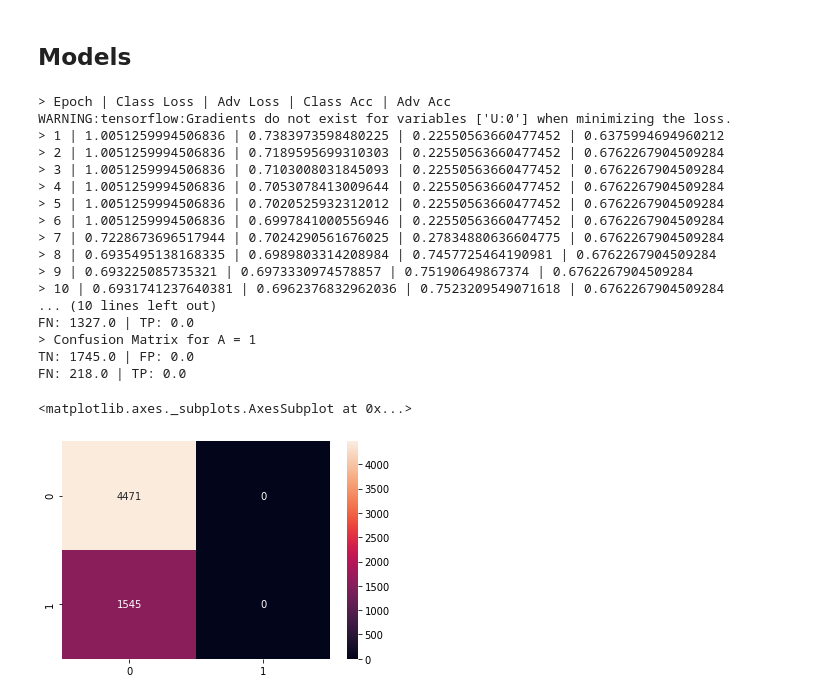
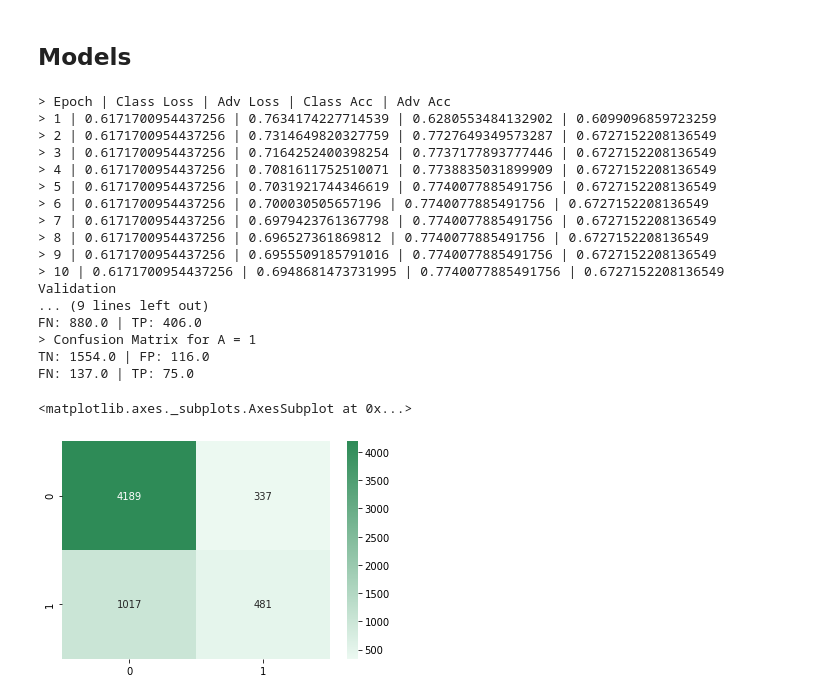
Before and after one commit to limafernando/falsb, a Jupyter notebook: zhang.ipynb, the cells around one changed output. Saved outputs shown, nothing was run; the diff lists cells and outputs as text; code cells hidden in the pictures.

Commit message:
Changing data reading on Zhang notebook

```diff
--- a/zhang.ipynb
+++ b/zhang.ipynb
@@ -57,0 +48,9 @@ data.y_valid.shape
+# %%
+valid_file = data_folder/r'post_prep/adult_valid.csv'
+valid_data = np.genfromtxt(valid_file, delimiter=',')
+
+num_examples = valid_data.shape[0]
+
+x_valid, y_valid, a_valid = valid_data[:,:-1], valid_data[:,-1].reshape((num_examples, 1)), valid_data[:,-2].reshape((num_examples, 1))
+valid_data = Dataset.from_tensor_slices((x_valid, y_valid, a_valid))
+valid_data = valid_data.batch(batch_size)
@@ -166,10 +195,11 @@ def train_loop(model, train_dataset, epochs, optmizer):
 
         alpha=sqrt(epoch+1)
         lr=1/(epoch+1)
+        opt = Adam(learning_rate=lr)
 
         for X, Y, A in train_dataset:
 
-            r = train(model, X, Y, A, optmizer, alpha, lr)
+            r = train(model, X, Y, A, optmizer, alpha)
             if r:
                 print('parou')
                 print(model.clas_loss, model.adv_loss)
@@ -185,8 +215,8 @@ def train_loop(model, train_dataset, epochs, optmizer):
 
         clas_loss = model.clas_loss
         adv_loss = model.adv_loss
-        clas_acc = metrics.accuracy(data.y_train, tf.math.round(Y_hat))
-        adv_acc = metrics.accuracy(data.a_train, tf.math.round(A_hat))
+        clas_acc = metrics.accuracy(y_train, tf.math.round(Y_hat))
+        adv_acc = metrics.accuracy(a_train, tf.math.round(A_hat))
 
         print("> {} | {} | {} | {} | {}".format(
             epoch+1,
@@ -361,6 +388,8 @@ sns.heatmap(ret[4], annot=True, fmt='g')
 [figure]
 # %% [markdown]
 ## Models
+# %%
+cmap = sns.light_palette("seagreen", as_cmap=True)
 # %%
 #For DemPar
 fairdef = 'DemPar'
@@ -368,30 +397,30 @@ model = FairLogisticRegression(xdim, batch_size, fairdef)
 train_loop(model, train_data, epochs, opt)
 print('Validation')
 Y_hat, A_hat = validation(model, valid_data)
-ret4dp = compute_metrics(data.y_valid, Y_hat, data.a_valid, A_hat)
+ret4dp = compute_metrics(y_valid, Y_hat, a_valid, A_hat)
 # %% [output]
 > Epoch | Class Loss | Adv Loss | Class Acc | Adv Acc
-WARNING:tensorflow:Gradients do not exist for variables ['U:0'] when minimizing the loss.
-> 1 | 1.0051259994506836 | 0.7383973598480225 | 0.22550563660477452 | 0.6375994694960212
-> 2 | 1.0051259994506836 | 0.7189595699310303 | 0.22550563660477452 | 0.6762267904509284
-> 3 | 1.0051259994506836 | 0.7103008031845093 | 0.22550563660477452 | 0.6762267904509284
-> 4 | 1.0051259994506836 | 0.7053078413009644 | 0.22550563660477452 | 0.6762267904509284
-> 5 | 1.0051259994506836 | 0.7020525932312012 | 0.22550563660477452 | 0.6762267904509284
-> 6 | 1.0051259994506836 | 0.6997841000556946 | 0.22550563660477452 | 0.6762267904509284
-> 7 | 0.7228673696517944 | 0.7024290561676025 | 0.27834880636604775 | 0.6762267904509284
-> 8 | 0.6935495138168335 | 0.6989803314208984 | 0.7457725464190981 | 0.6762267904509284
-> 9 | 0.693225085735321 | 0.6973330974578857 | 0.75190649867374 | 0.6762267904509284
-> 10 | 0.6931741237640381 | 0.6962376832962036 | 0.7523209549071618 | 0.6762267904509284
-... (10 lines left out)
-FN: 1327.0 | TP: 0.0
+> 1 | 0.6171700954437256 | 0.7634174227714539 | 0.6280553484132902 | 0.6099096859723259
+> 2 | 0.6171700954437256 | 0.7314649820327759 | 0.7727649349573287 | 0.6727152208136549
+> 3 | 0.6171700954437256 | 0.7164252400398254 | 0.7737177893777446 | 0.6727152208136549
+> 4 | 0.6171700954437256 | 0.7081611752510071 | 0.7738835031899909 | 0.6727152208136549
+> 5 | 0.6171700954437256 | 0.7031921744346619 | 0.7740077885491756 | 0.6727152208136549
+> 6 | 0.6171700954437256 | 0.700030505657196 | 0.7740077885491756 | 0.6727152208136549
+> 7 | 0.6171700954437256 | 0.6979423761367798 | 0.7740077885491756 | 0.6727152208136549
+> 8 | 0.6171700954437256 | 0.696527361869812 | 0.7740077885491756 | 0.6727152208136549
+> 9 | 0.6171700954437256 | 0.6955509185791016 | 0.7740077885491756 | 0.6727152208136549
+> 10 | 0.6171700954437256 | 0.6948681473731995 | 0.7740077885491756 | 0.6727152208136549
+Validation
+... (9 lines left out)
+FN: 880.0 | TP: 406.0
 > Confusion Matrix for A = 1
-TN: 1745.0 | FP: 0.0
-FN: 218.0 | TP: 0.0
+TN: 1554.0 | FP: 116.0
+FN: 137.0 | TP: 75.0
 # %%
-sns.heatmap(ret4dp[4], annot=True, fmt='g')
+sns.heatmap(ret4dp[4], cmap=cmap, annot=True, fmt='g')
 # %% [output]
 <matplotlib.axes._subplots.AxesSubplot at 0x...>
-[figure, old version]
+[figure, new version]
 # %%
 #For EqOdds
 fairdef = 'EqOdds'
```
Also changed, not shown: parts of 30 cells of this notebook.
